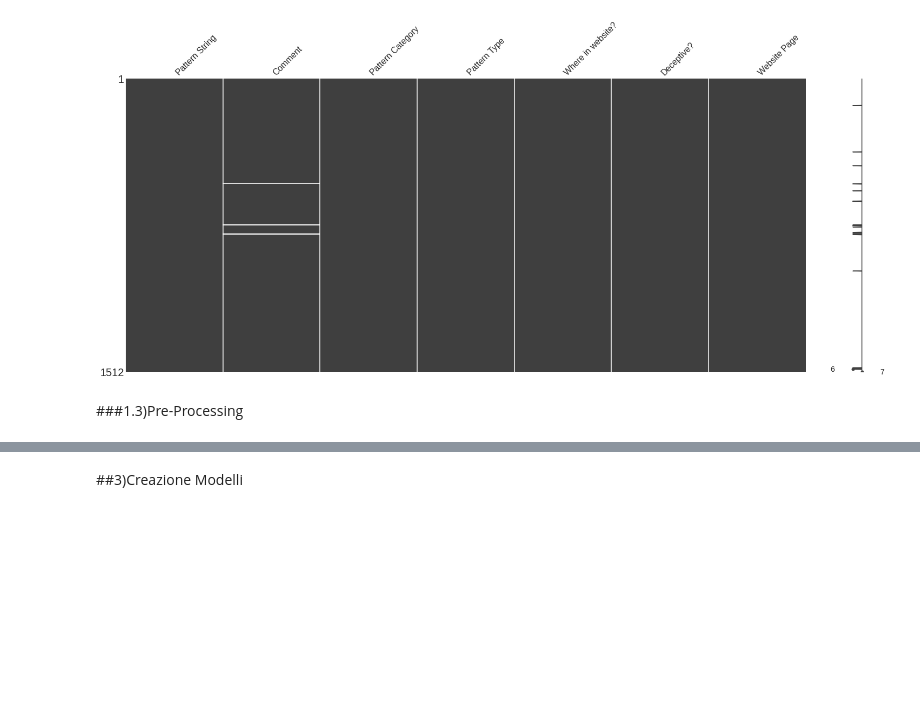
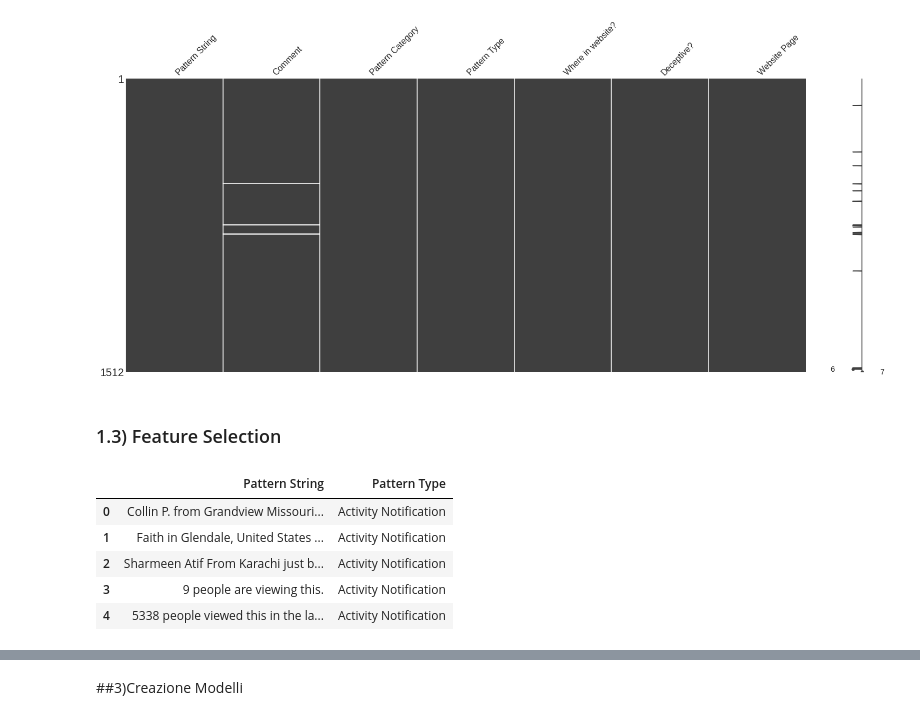
Before and after one commit to Everysimo/DarkPattern_Thesis, a Jupyter notebook: DarkPattern_Classifier.ipynb, the cells around one changed output, grey strips where cells are left out. Drawn from its saved outputs; the diff is of its cells as text; code cells hidden in the pictures; blank space fills up the shorter version.

```diff
--- a/DarkPattern_Classifier.ipynb
+++ b/DarkPattern_Classifier.ipynb
@@ -106,4 +107,14 @@ msno.matrix(df)
 <matplotlib.axes._subplots.AxesSubplot at 0x...>
 [figure]
 # %% [markdown]
-###1.3)Pre-Processing
+### 1.3) Feature Selection
+# %%
+df=df[["Pattern String", "Pattern Type"]]
+df.head(5)
+# %% [output]
+|  | Pattern String | Pattern Type |
+| 0 | Collin P. from Grandview Missouri... | Activity Notification |
+| 1 | Faith in Glendale, United States ... | Activity Notification |
+| 2 | Sharmeen Atif From Karachi just b... | Activity Notification |
+| 3 | 9 people are viewing this. | Activity Notification |
+| 4 | 5338 people viewed this in the la... | Activity Notification |
```
Also changed, not shown: parts of 14 cells of this notebook.
